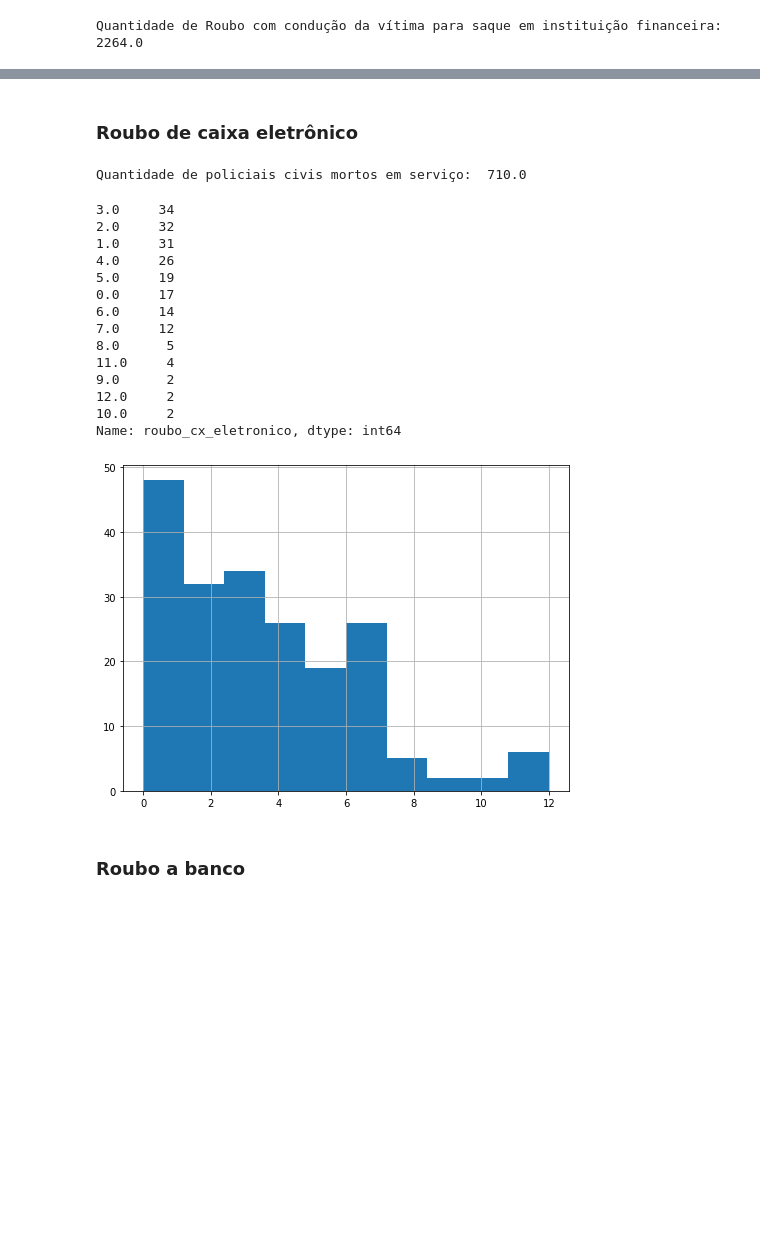
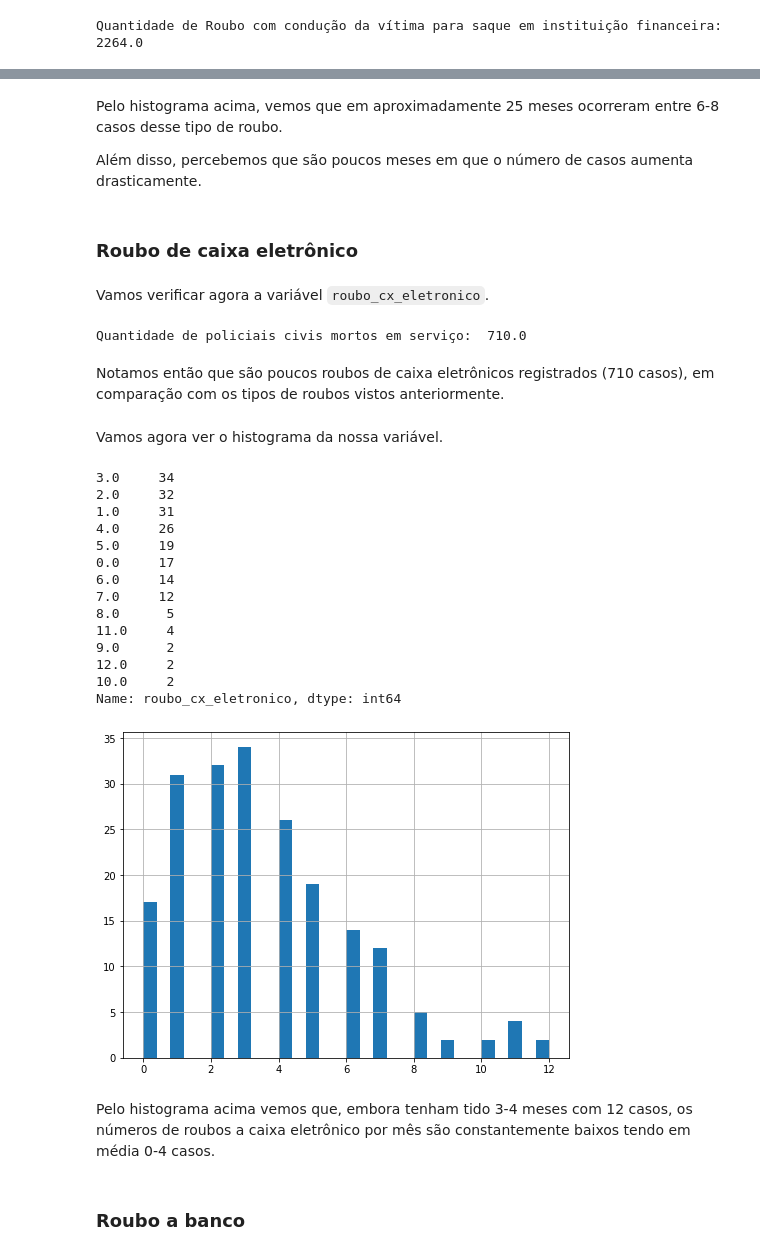
Before and after one commit to ViniciusMangueira/Data_Science, a Jupyter notebook: Análise_da_Violência_no_Rio_de_Janeiro_.ipynb, the cells around one changed output, grey strips where cells are left out. Cells and saved outputs as stored; diff of their text form; code cells hidden in the pictures; blank space fills up the shorter version.

```diff
--- a/Análise_da_Violência_no_Rio_de_Janeiro_.ipynb
+++ b/Análise_da_Violência_no_Rio_de_Janeiro_.ipynb
@@ -360,31 +396,43 @@ Name: roubo_conducao_saque, dtype: int64
+# %% [markdown]
+Pelo histograma acima, vemos que em aproximadamente 25 meses ocorreram entre 6-8 casos desse tipo de roubo.
+
+Além disso, percebemos que são poucos meses em que o número de casos aumenta drasticamente.
 # %% [markdown]
 ### Roubo de caixa eletrônico
+# %% [markdown]
+Vamos verificar agora a variável `roubo_cx_eletronico`.
 # %%
 # Quantidade de Roubos de caixa eletrônico
 print('Quantidade de policiais civis mortos em serviço: ', df.roubo_cx_eletronico.sum())
 # %% [output]
 Quantidade de policiais civis mortos em serviço:  710.0
+# %% [markdown]
+Notamos então que são poucos roubos de caixa eletrônicos registrados (710 casos), em comparação com os tipos de roubos vistos anteriormente.
+# %% [markdown]
+Vamos agora ver o histograma da nossa variável.
 # %%
 # Quantidade de vezes de cada valor
 print(df.roubo_cx_eletronico.value_counts().sort_values(ascending=False))
 
 # Histograma
-df.roubo_cx_eletronico.hist(figsize=(8,6));
+df.roubo_cx_eletronico.hist(bins=30, figsize=(8,6));
 # %% [output]
 3.0     34
 2.0     32
 1.0     31
 4.0     26
 5.0     19
 0.0     17
 6.0     14
 7.0     12
 8.0      5
 11.0     4
 9.0      2
 12.0     2
 10.0     2
 Name: roubo_cx_eletronico, dtype: int64
-[figure, old version]
+[figure, new version]
+# %% [markdown]
+Pelo histograma acima vemos que, embora tenham tido 3-4 meses com 12 casos, os números de roubos a caixa eletrônico por mês são constantemente baixos tendo em média 0-4 casos.
 # %% [markdown]
 ### Roubo a banco
```
Also changed, not shown: parts of 39 cells of this notebook.
